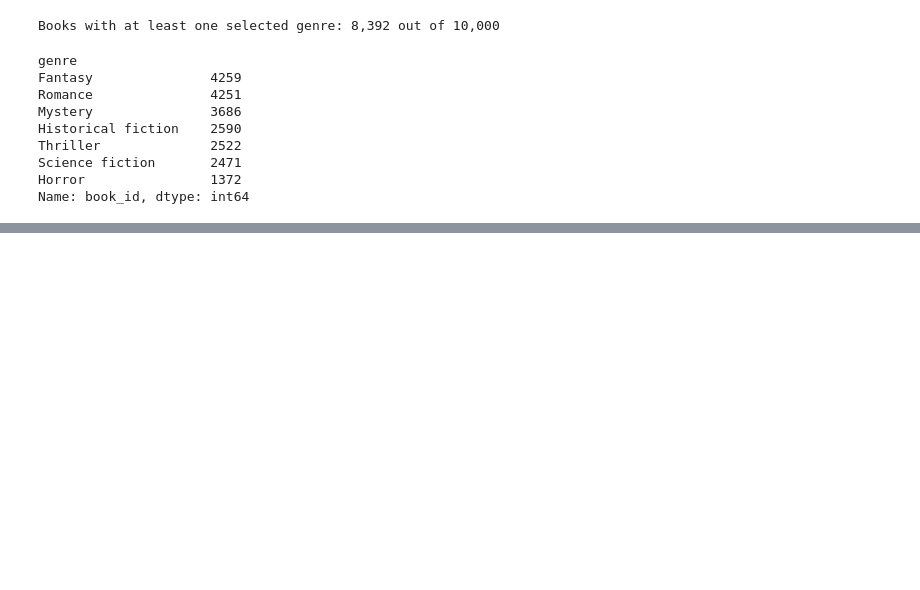
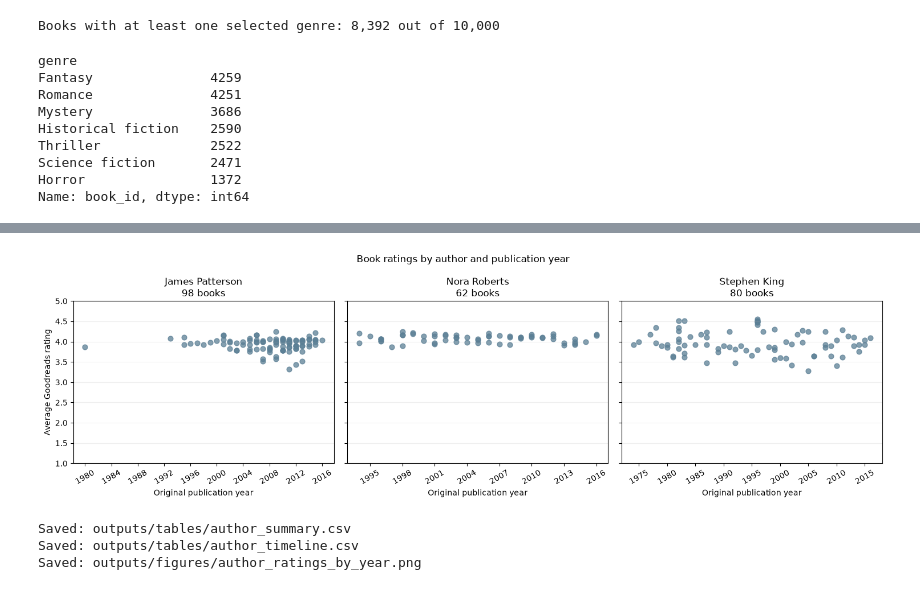
Before and after one commit to sofiagolla04/page-turners, a Jupyter notebook: page_turners_analysis.ipynb, the cells around one changed output, grey strips where cells are left out. Drawn from its saved outputs; the diff is of its cells as text; code cells hidden in the pictures; blank space fills up the shorter version.

```diff
--- a/page_turners_analysis.ipynb
+++ b/page_turners_analysis.ipynb
@@ -640,0 +986,19 @@ To be developed.
+# %%
+importlib.reload(analysis)
+
+author_timeline = analysis.prepare_author_timeline(
+    books_by_author,
+    min_books=5,
+    n_authors=3,
+)
+
+assert author_timeline["book_id"].is_unique
+assert author_timeline["publication_year"].notna().all()
+
+selected_author_summary = author_summary.loc[
+    author_summary["first_listed_author"].isin(
+        author_timeline["first_listed_author"]
+    )
+].copy()
+
+selected_author_summary.round(3)
@@ -640,0 +1039,45 @@ To be developed.
+# %%
+import matplotlib.pyplot as plt
+import src.visualization as visualization
+
+importlib.reload(visualization)
+
+author_figure = visualization.plot_author_ratings_by_year(
+    author_timeline
+)
+
+plt.show()
+# %% [output]
+[figure, added]
+# %%
+from src.data_loading import PROJECT_ROOT
+
+tables_dir = PROJECT_ROOT / "outputs" / "tables"
+figures_dir = PROJECT_ROOT / "outputs" / "figures"
+
+tables_dir.mkdir(parents=True, exist_ok=True)
+figures_dir.mkdir(parents=True, exist_ok=True)
+
+author_summary.to_csv(
+    tables_dir / "author_summary.csv",
+    index=False,
+)
+
+author_timeline.to_csv(
+    tables_dir / "author_timeline.csv",
+    index=False,
+)
+
+author_figure.savefig(
+    figures_dir / "author_ratings_by_year.png",
+    dpi=300,
+    bbox_inches="tight",
+)
+
+print("Saved: outputs/tables/author_summary.csv")
+print("Saved: outputs/tables/author_timeline.csv")
+print("Saved: outputs/figures/author_ratings_by_year.png")
+# %% [output]
+Saved: outputs/tables/author_summary.csv
+Saved: outputs/tables/author_timeline.csv
+Saved: outputs/figures/author_ratings_by_year.png
```
Also changed, not shown: parts of 43 cells of this notebook, 12 other files.
